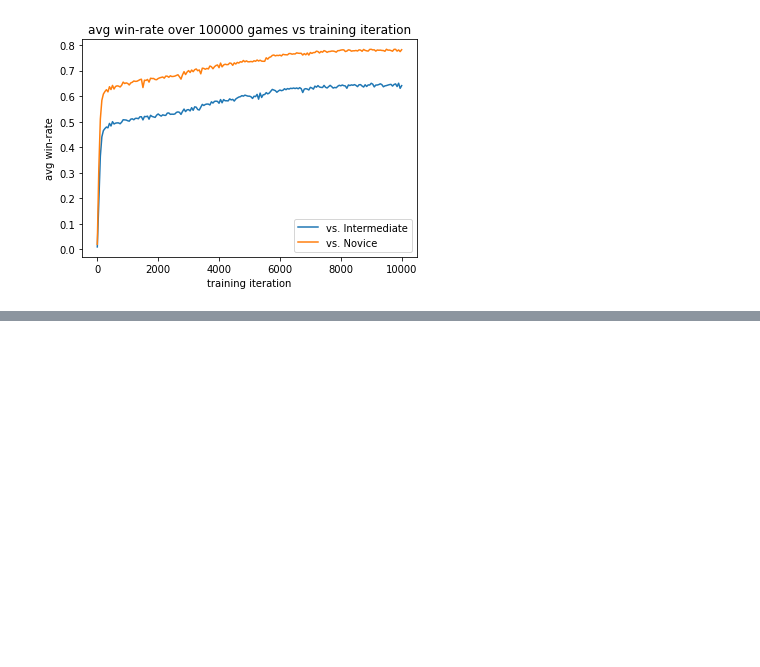
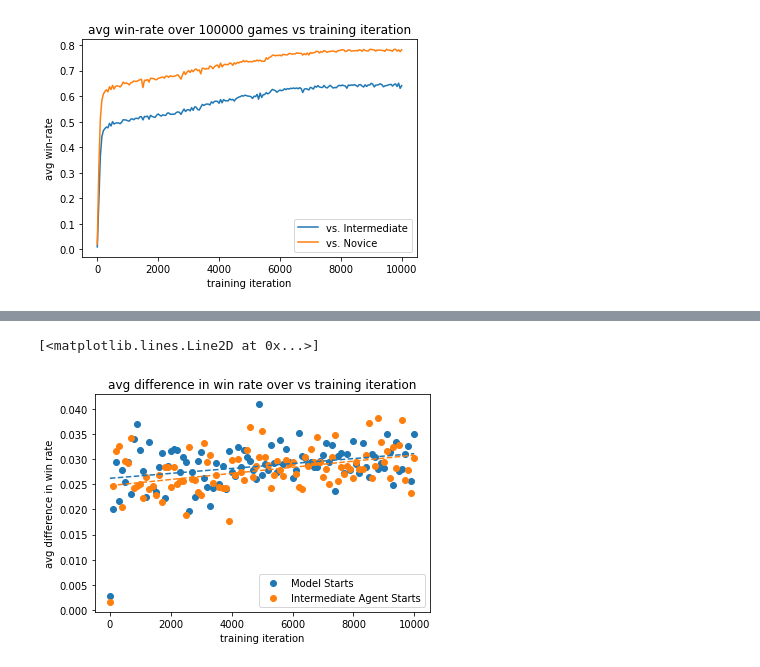
Before and after one commit to york-rwsa/yaniv-rl, a Jupyter notebook: experiments/rules_vs_model.ipynb, the cells around one changed output, grey strips where cells are left out. Cells and saved outputs as stored; diff of their text form; code cells hidden in the pictures; blank space fills up the shorter version.

```diff
--- a/experiments/rules_vs_model.ipynb
+++ b/experiments/rules_vs_model.ipynb
@@ -26,0 +47,23 @@ leg = ax.legend()
+# %%
+fig, ax = plt.subplots()
+
+p0_wins = np.array([r['player_0_win_mean'] for r in p0_starts]) - np.array(int_wins[::2])
+p1_wins = np.array(int_wins[::2]) - np.array([r['player_0_win_mean'] for r in p1_starts])
+p1_it = [r['model_number'] for r in p1_starts]
+plt.ylabel('avg difference in win rate')
+plt.xlabel('training iteration')
+plt.title('avg difference in win rate over vs training iteration')
+plt.scatter(p1_it, p0_wins, label="Model Starts", s=3)
+plt.scatter(p1_it, p1_wins, label="Intermediate Agent Starts", s=3)
+leg = ax.legend()
+
+coef = np.polyfit(p1_it, p0_wins, 1)
+poly1d_fn = np.poly1d(coef)
+plt.plot(p1_it, poly1d_fn(p1_it), '--k', c='tab:blue')
+
+coef = np.polyfit(p1_it, p1_wins, 1)
+poly1d_fn = np.poly1d(coef)
+plt.plot(p1_it, poly1d_fn(p1_it), '--k', c='tab:orange')
+# %% [output]
+[<matplotlib.lines.Line2D at 0x...>]
+[figure, added]
```
Also changed, not shown: parts of 3 cells of this notebook, 20 other files.
